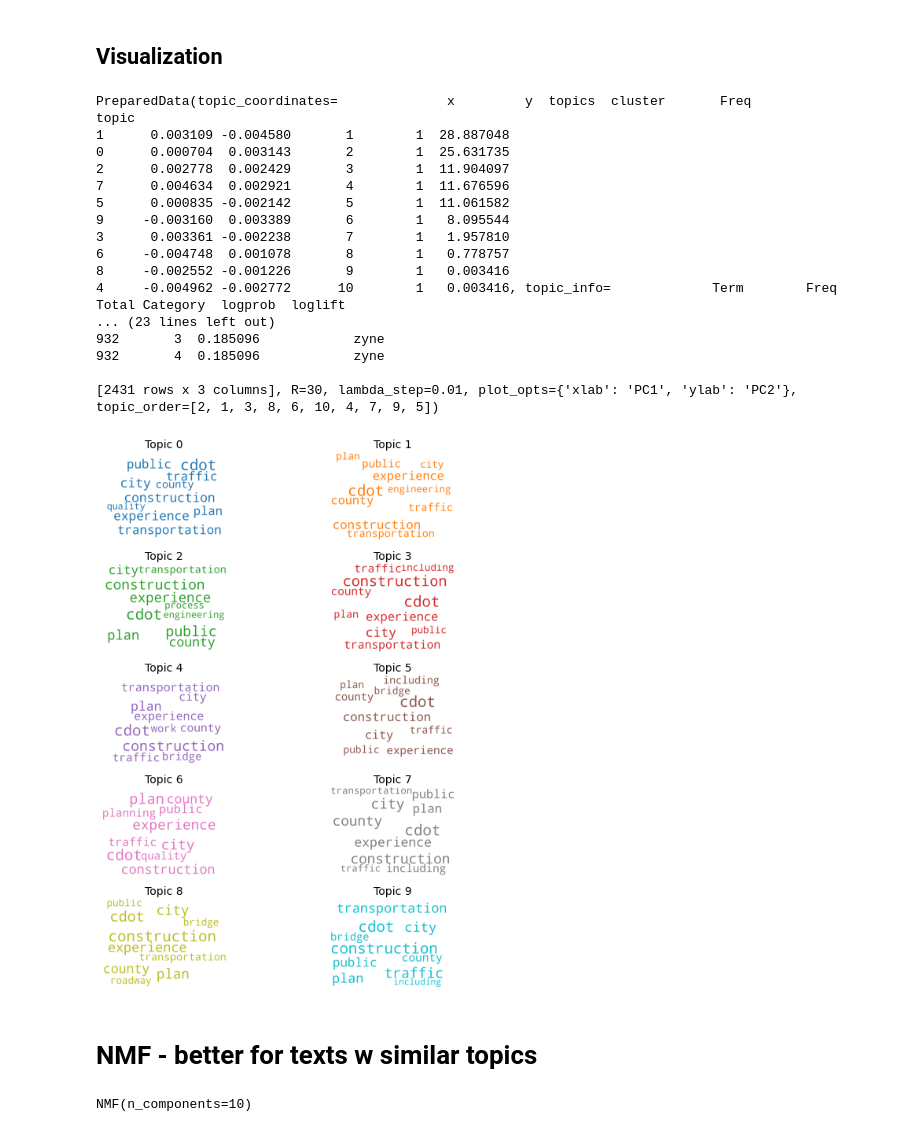
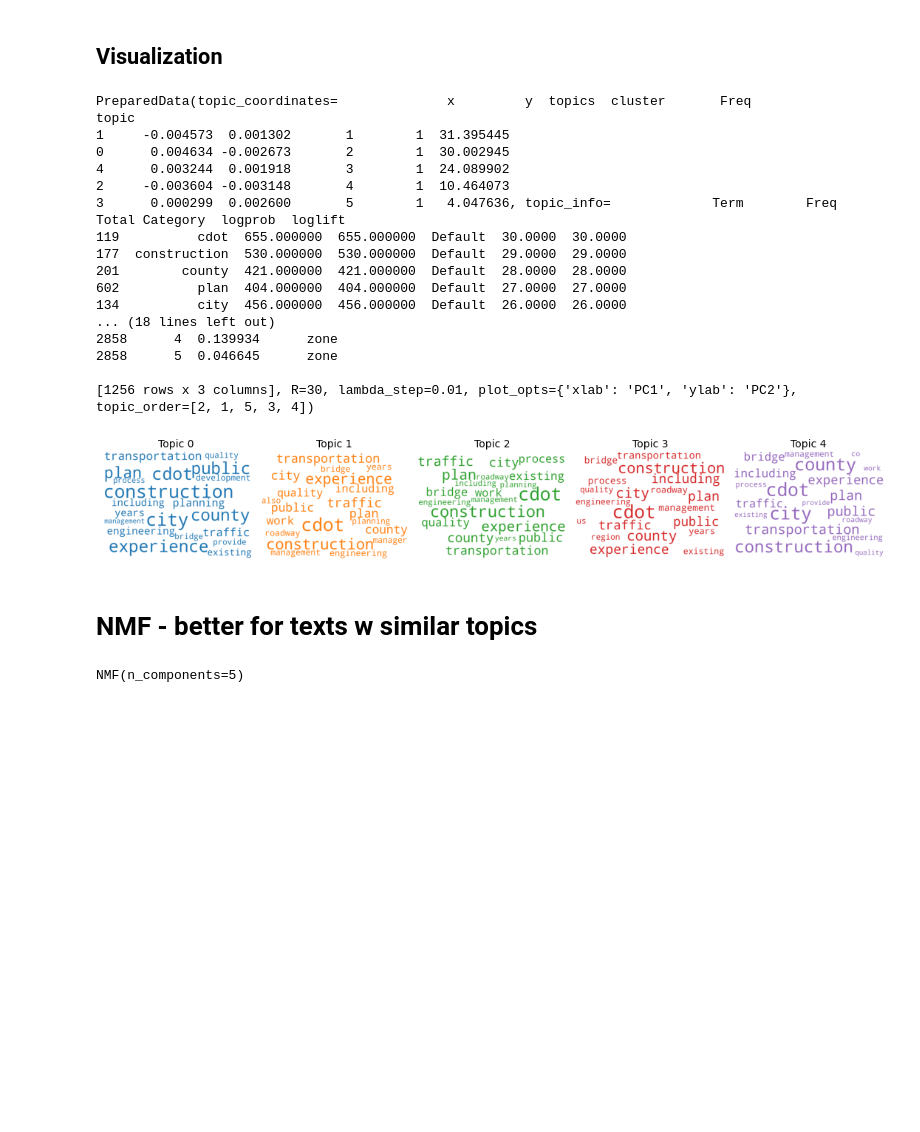
Before and after one commit to ak4728/proposal-automation, a Jupyter notebook: Proposal Topic Modelling.ipynb, the cells around one changed output. Drawn from its saved outputs; the diff is of its cells as text; code cells hidden in the pictures; blank space fills up the shorter version.

Commit message:
use 5 topics in vis

```diff
--- a/Proposal Topic Modelling.ipynb
+++ b/Proposal Topic Modelling.ipynb
@@ -91,8 +91,10 @@ texts = data_words
 # Term Document Frequency
 corpus = [id2word.doc2bow(text) for text in texts]
 # %%
+import gensim
+
 # User input: number of topics
-num_topics = 10
+num_topics = 5
 
 # Build LDA model
 lda_model = gensim.models.LdaMulticore(corpus=corpus, id2word=id2word, num_topics=num_topics, passes=1)
@@ -130,52 +132,51 @@ LDAvis_prepared
 # %% [output]
 PreparedData(topic_coordinates=              x         y  topics  cluster       Freq
 topic
-1      0.003109 -0.004580       1        1  28.887048
-0      0.000704  0.003143       2        1  25.631735
-2      0.002778  0.002429       3        1  11.904097
-7      0.004634  0.002921       4        1  11.676596
-5      0.000835 -0.002142       5        1  11.061582
-9     -0.003160  0.003389       6        1   8.095544
-3      0.003361 -0.002238       7        1   1.957810
-6     -0.004748  0.001078       8        1   0.778757
-8     -0.002552 -0.001226       9        1   0.003416
-4     -0.004962 -0.002772      10        1   0.003416, topic_info=             Term        Freq       Total Category  logprob  loglift
-... (23 lines left out)
-932       3  0.185096            zyne
-932       4  0.185096            zyne
+1     -0.004573  0.001302       1        1  31.395445
+0      0.004634 -0.002673       2        1  30.002945
+4      0.003244  0.001918       3        1  24.089902
+2     -0.003604 -0.003148       4        1  10.464073
+3      0.000299  0.002600       5        1   4.047636, topic_info=             Term        Freq       Total Category  logprob  loglift
+119          cdot  655.000000  655.000000  Default  30.0000  30.0000
+177  construction  530.000000  530.000000  Default  29.0000  29.0000
+201        county  421.000000  421.000000  Default  28.0000  28.0000
+602          plan  404.000000  404.000000  Default  27.0000  27.0000
+134          city  456.000000  456.000000  Default  26.0000  26.0000
+... (18 lines left out)
+2858      4  0.139934      zone
+2858      5  0.046645      zone
 
-[2431 rows x 3 columns], R=30, lambda_step=0.01, plot_opts={'xlab': 'PC1', 'ylab': 'PC2'}, topic_order=[2, 1, 3, 8, 6, 10, 4, 7, 9, 5])
+[1256 rows x 3 columns], R=30, lambda_step=0.01, plot_opts={'xlab': 'PC1', 'ylab': 'PC2'}, topic_order=[2, 1, 5, 3, 4])
 # %%
-# 1. Wordcloud of Top N words in each topic
+# Wordcloud of LDA, top 10 words in each topic
 from matplotlib import pyplot as plt
 from wordcloud import WordCloud, STOPWORDS
 import matplotlib.colors as mcolors
 
 cols = [color for name, color in mcolors.TABLEAU_COLORS.items()]  # more colors: 'mcolors.XKCD_COLORS'
 
-cloud = WordCloud(stopwords=stop_words, background_color='white', width=2500, height=1800, max_words=10, colormap='tab10', \
-                  color_func=lambda *args, **kwargs: cols[i], prefer_horizontal=1.0)
-
-topics = lda_model.show_topics(formatted=False)
+topics = lda_model.show_topics(num_topics=5, num_words=20, formatted=False)
 
 # Note - change first 2 numbers (row, cols) when changing num. of topics
-fig, axes = plt.subplots(5, 2, figsize=(10,10), sharex=True, sharey=True)
+fig, axes = plt.subplots(1, 5, figsize=(15,15), sharex=True, sharey=True)
 
 for i, ax in enumerate(axes.flatten()):
     fig.add_subplot(ax)
     topic_words = dict(topics[i][1])
+    cloud = WordCloud(stopwords=stop_words, background_color='white', width=2500, height=1800, max_words=20, colormap='tab10', \
+                      color_func=lambda *args, **kwargs: cols[i], prefer_horizontal=1.0)
     cloud.generate_from_frequencies(topic_words, max_font_size=300)
     plt.gca().imshow(cloud)
     plt.gca().set_title('Topic ' + str(i), fontdict=dict(size=14))
     plt.gca().axis('off')
 
 plt.subplots_adjust(wspace=0, hspace=0)
 plt.axis('off')
 plt.margins(x=0, y=0)
 plt.tight_layout()
 plt.show()
 # %% [output]
-[figure, old version]
+[figure, new version]
 # %% [markdown]
 # NMF - better for texts w similar topics
 # %%
@@ -188,9 +189,9 @@ tfidf_vectorizer = TfidfVectorizer(stop_words=stop_words, max_features=5000)
 tfidf = tfidf_vectorizer.fit_transform(texts)
 tfidf.toarray()
 
-# NMF - change n_components to desired number of topics
-nmf_model = NMF(n_components=10)
+# NMF - Input: change n_components to desired number of topics
+nmf_model = NMF(n_components=5)
 nmf_model.fit(tfidf)
 # %% [output]
-NMF(n_components=10)
+NMF(n_components=5)
 # %%
```
Also changed, not shown: parts of 2 cells of this notebook.
